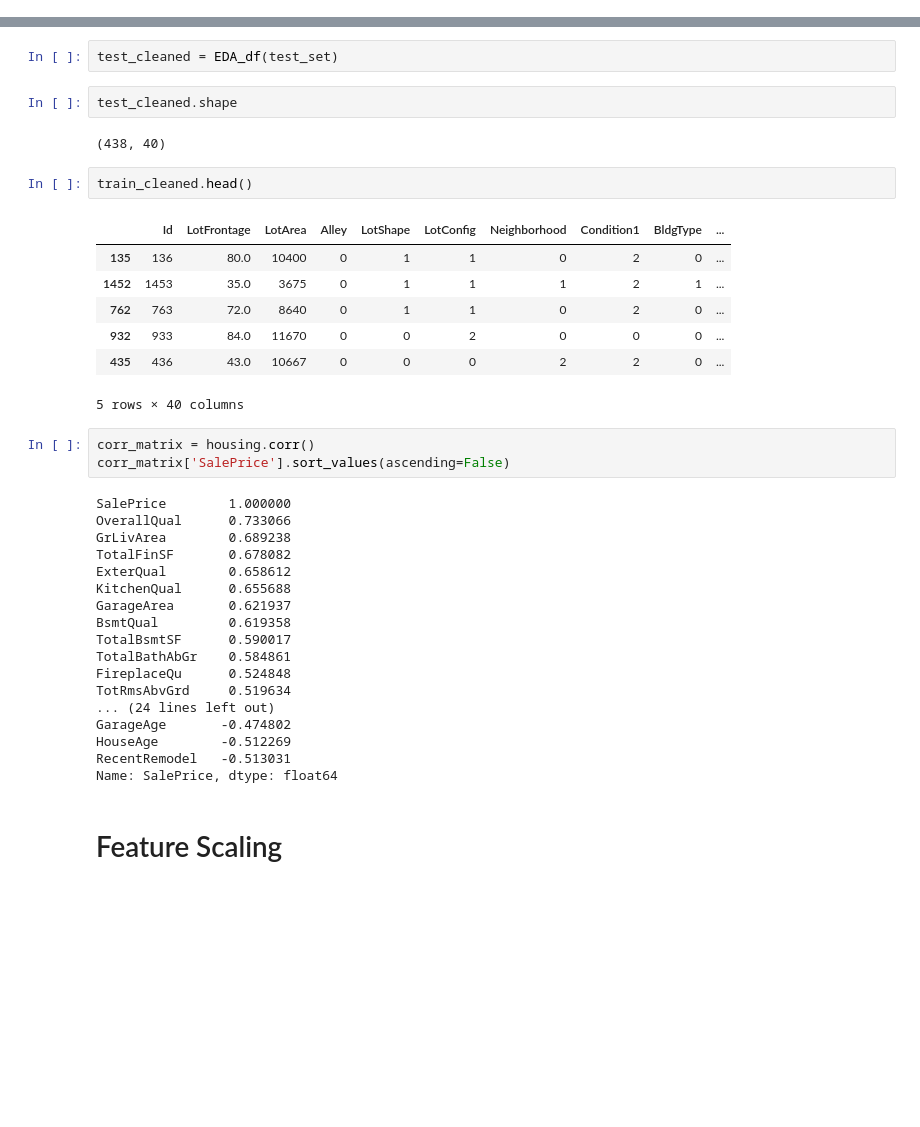
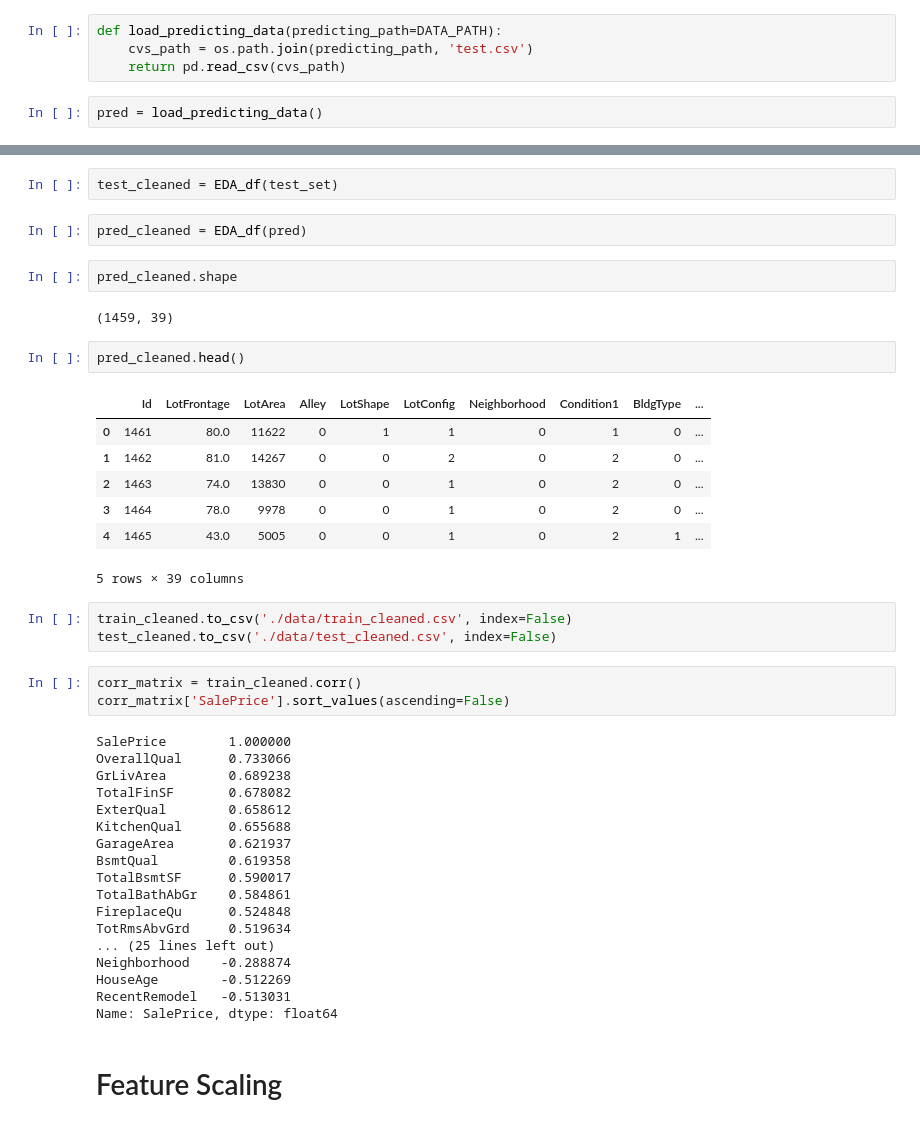
Before and after one commit to zhangyang2017/kaggle_HousePrices_Advanced, a Jupyter notebook: EDA.ipynb, the cells around one changed output, grey strips where cells are left out. Cells and saved outputs as stored; diff of their text form; blank space fills up the shorter version.

```diff
--- a/EDA.ipynb
+++ b/EDA.ipynb
@@ -14,6 +15,12 @@ def load_training_data(training_path=DATA_PATH):
     return pd.read_csv(cvs_path)
 # %%
 training = load_training_data()
+# %%
+def load_predicting_data(predicting_path=DATA_PATH):
+    cvs_path = os.path.join(predicting_path, 'test.csv')
+    return pd.read_csv(cvs_path)
+# %%
+pred = load_predicting_data()
 # %% [markdown]
 # The big picture
 - frame the problem: supervised regression task
@@ -232,22 +276,27 @@ train_cleaned.shape
 (1022, 40)
 # %%
 test_cleaned = EDA_df(test_set)
+# %%
+pred_cleaned = EDA_df(pred)
 # %%
-test_cleaned.shape
+pred_cleaned.shape
 # %% [output]
-(438, 40)
+(1459, 39)
 # %%
-train_cleaned.head()
+pred_cleaned.head()
 # %% [output]
 |  | Id | LotFrontage | LotArea | Alley | LotShape | LotConfig | Neighborhood | Condition1 | BldgType | ... |
-| 135 | 136 | 80.0 | 10400 | 0 | 1 | 1 | 0 | 2 | 0 | ... |
-| 1452 | 1453 | 35.0 | 3675 | 0 | 1 | 1 | 1 | 2 | 1 | ... |
-| 762 | 763 | 72.0 | 8640 | 0 | 1 | 1 | 0 | 2 | 0 | ... |
-| 932 | 933 | 84.0 | 11670 | 0 | 0 | 2 | 0 | 0 | 0 | ... |
-| 435 | 436 | 43.0 | 10667 | 0 | 0 | 0 | 2 | 2 | 0 | ... |
+| 0 | 1461 | 80.0 | 11622 | 0 | 1 | 1 | 0 | 1 | 0 | ... |
+| 1 | 1462 | 81.0 | 14267 | 0 | 0 | 2 | 0 | 2 | 0 | ... |
+| 2 | 1463 | 74.0 | 13830 | 0 | 0 | 1 | 0 | 2 | 0 | ... |
+| 3 | 1464 | 78.0 | 9978 | 0 | 0 | 1 | 0 | 2 | 0 | ... |
+| 4 | 1465 | 43.0 | 5005 | 0 | 0 | 1 | 0 | 2 | 1 | ... |
-5 rows × 40 columns
+5 rows × 39 columns
+# %%
+train_cleaned.to_csv('./data/train_cleaned.csv', index=False)
+test_cleaned.to_csv('./data/test_cleaned.csv', index=False)
 # %%
-corr_matrix = housing.corr()
+corr_matrix = train_cleaned.corr()
 corr_matrix['SalePrice'].sort_values(ascending=False)
 # %% [output]
 SalePrice        1.000000
@@ -262,8 +311,8 @@ TotalBsmtSF      0.590017
 TotalBathAbGr    0.584861
 FireplaceQu      0.524848
 TotRmsAbvGrd     0.519634
-... (24 lines left out)
-GarageAge       -0.474802
+... (25 lines left out)
+Neighborhood    -0.288874
 HouseAge        -0.512269
 RecentRemodel   -0.513031
 Name: SalePrice, dtype: float64
```
Also changed, not shown: parts of 13 cells of this notebook.
